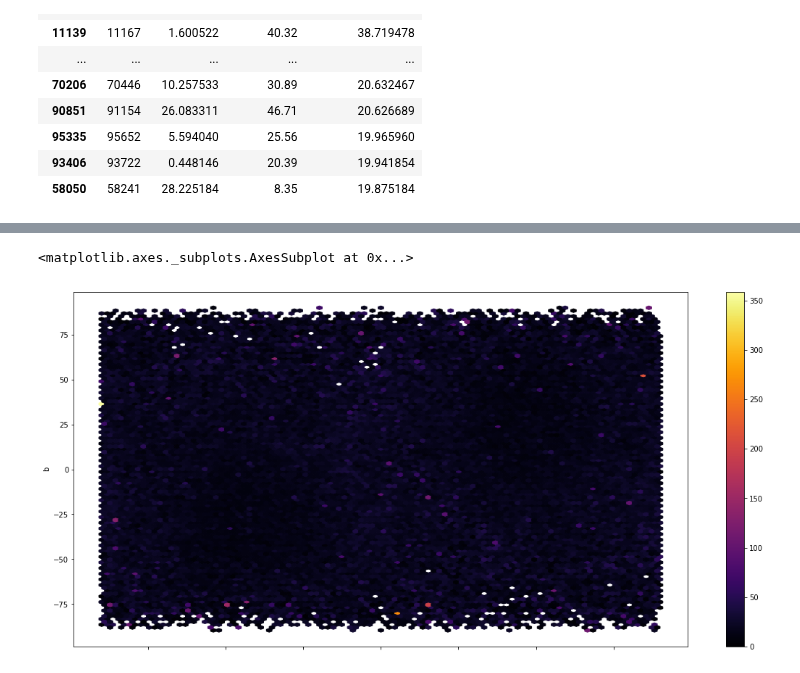
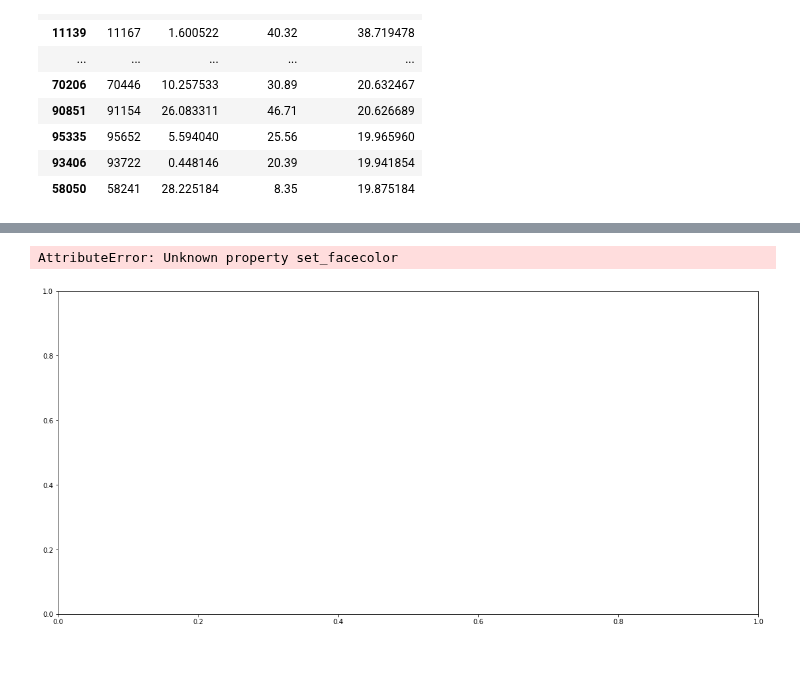
Before and after one commit to paantya/gaialib, a Jupyter notebook: k2018.ipynb, the cells around one changed output, grey strips where cells are left out. Cells and saved outputs as stored; diff of their text form; code cells hidden in the pictures.

```diff
--- a/k2018.ipynb
+++ b/k2018.ipynb
@@ -281,14 +334,15 @@ Wall time: 805 ms
 # %%
 df_tgas_hip.plot.hexbin(x='l',y='b',C='parallax_difference',
                         #color = 'k',
                         #nipy_spectral,gist_ncar,jet,cubehelix,gist_stern,flag
                         cmap='inferno',
                         bins = 360,
                         #projection = 'hammer',
+                        set_facecolor='k',
                         figsize=(19,9))
 # %% [output]
-<matplotlib.axes._subplots.AxesSubplot at 0x...>
+AttributeError: Unknown property set_facecolor
-[figure, old version]
+[figure, new version]
 # %%
 %%time
 
```
Also changed, not shown: parts of 9 cells of this notebook.
